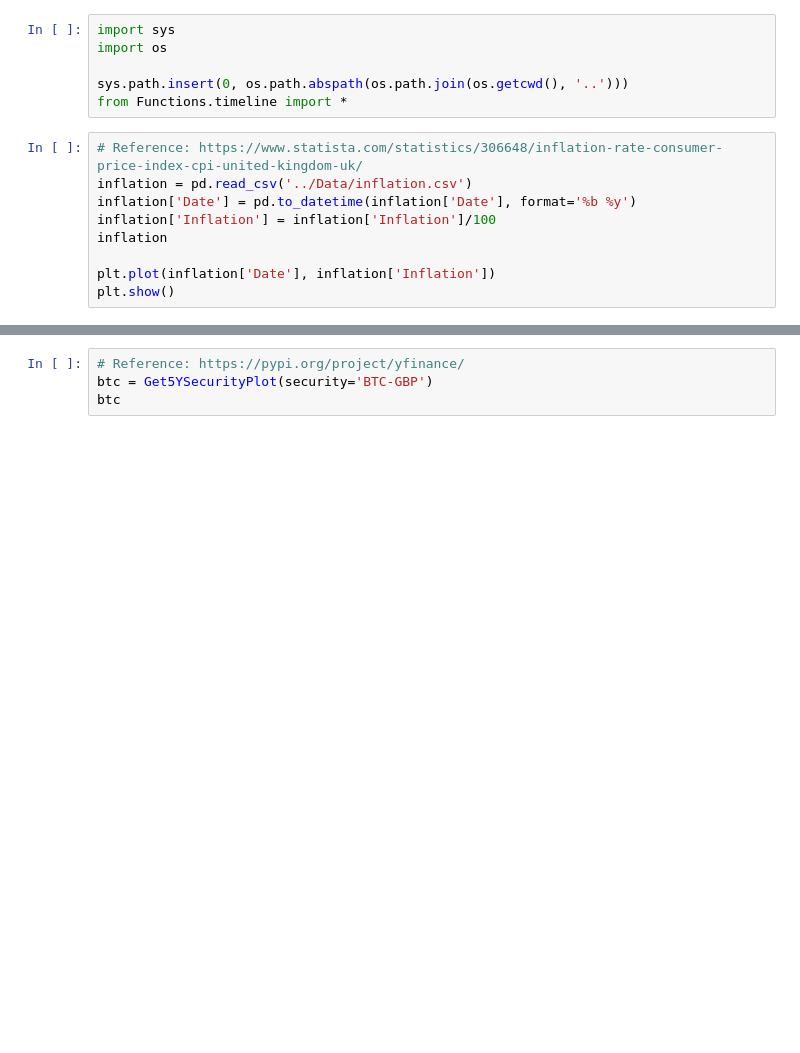
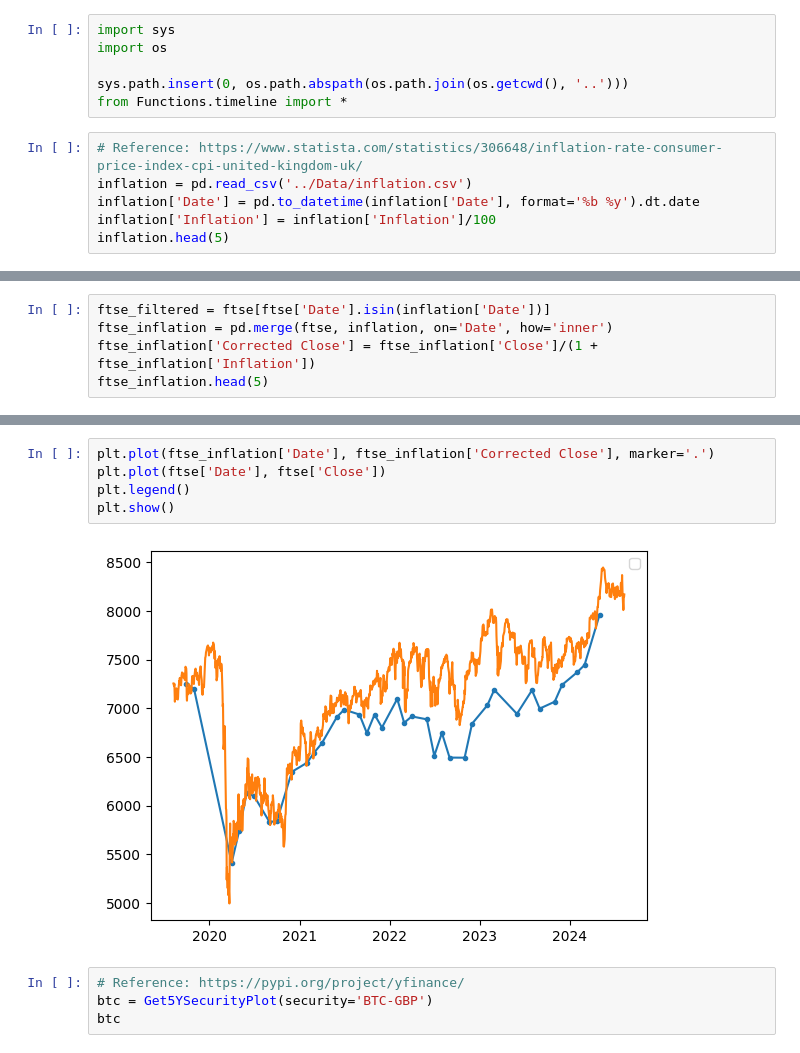
Before and after one commit to JoysGitHubPortfolio/SecuritiesModelling, a Jupyter notebook: Answers/Q1.ipynb, the cells around one changed output, grey strips where cells are left out. Saved outputs shown, nothing was run; the diff lists cells and outputs as text; blank space fills up the shorter version.

```diff
--- a/Answers/Q1.ipynb
+++ b/Answers/Q1.ipynb
@@ -7,10 +7,7 @@ from Functions.timeline import *
 # %%
 # Reference: https://www.statista.com/statistics/306648/inflation-rate-consumer-price-index-cpi-united-kingdom-uk/
 inflation = pd.read_csv('../Data/inflation.csv')
-inflation['Date'] = pd.to_datetime(inflation['Date'], format='%b %y')
+inflation['Date'] = pd.to_datetime(inflation['Date'], format='%b %y').dt.date
 inflation['Inflation'] = inflation['Inflation']/100
-inflation
-
-plt.plot(inflation['Date'], inflation['Inflation'])
-plt.show()
+inflation.head(5)
 # %% [output]
@@ -36,0 +37,5 @@ ftse
+# %%
+ftse_filtered = ftse[ftse['Date'].isin(inflation['Date'])]
+ftse_inflation = pd.merge(ftse, inflation, on='Date', how='inner')
+ftse_inflation['Corrected Close'] = ftse_inflation['Close']/(1 + ftse_inflation['Inflation'])
+ftse_inflation.head(5)
@@ -37,3 +49,10 @@ ftse
+# %%
+plt.plot(ftse_inflation['Date'], ftse_inflation['Corrected Close'], marker='.')
+plt.plot(ftse['Date'], ftse['Close'])
+plt.legend()
+plt.show()
+# %% [output]
+[figure, added]
 # %%
 # Reference: https://pypi.org/project/yfinance/
 btc = Get5YSecurityPlot(security='BTC-GBP')
```
Also changed, not shown: parts of 4 cells of this notebook, 2 other files.
